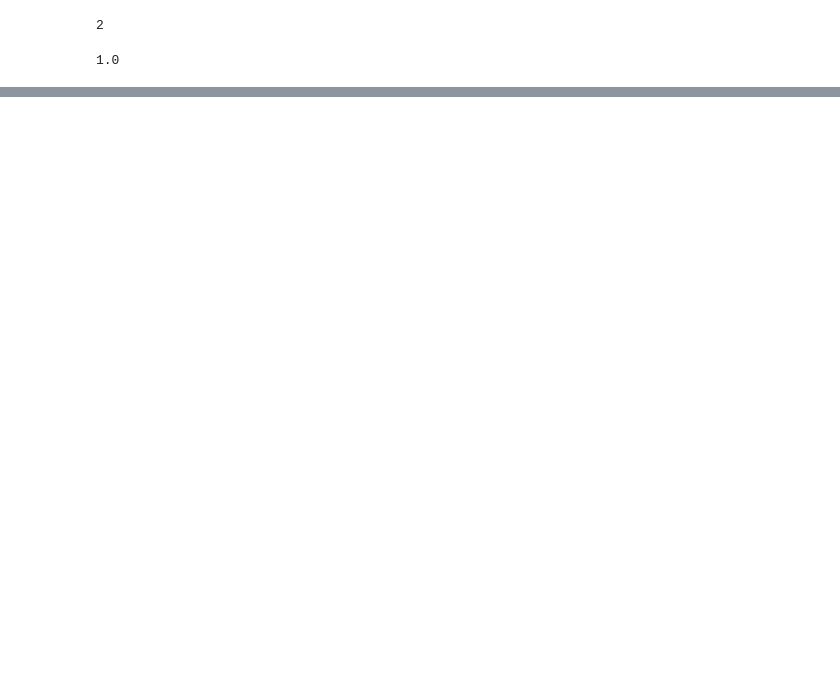
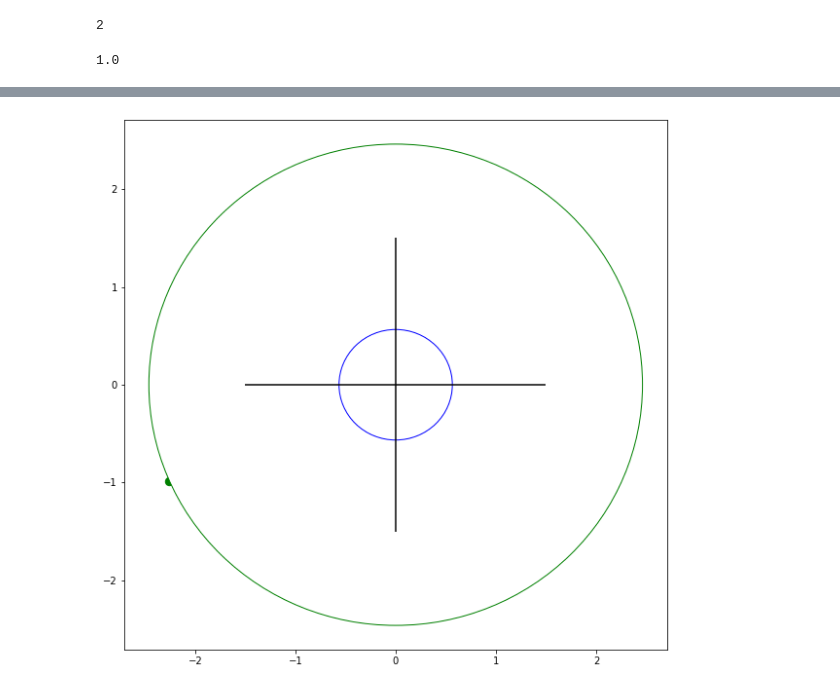
Before and after one commit to borisgarbuzov/schulich_numerical_analysis, a Jupyter notebook: ch4 Designing linear systems/simple Tikhonov regularization from sklearn doc.ipynb, the cells around one changed output, grey strips where cells are left out. Drawn from its saved outputs; the diff is of its cells as text; code cells hidden in the pictures; blank space fills up the shorter version.

```diff
--- a/ch4 Designing linear systems/simple Tikhonov regularization from sklearn doc.ipynb
+++ b/ch4 Designing linear systems/simple Tikhonov regularization from sklearn doc.ipynb
@@ -56,0 +156,25 @@ linReg.score(X, y)
+# %%
+ridge_coef = plt.Circle((0,0), radius=radius((0, 0), (reg.coef_)))
+ridge_coef.set_facecolor("white")
+ridge_coef.set_edgecolor("b")
+
+lr_coef = plt.Circle((0,0), radius=radius((0, 0), (linReg.coef_)))
+lr_coef.set_facecolor("white")
+lr_coef.set_edgecolor("g")
+
+
+fig, ax = plt.subplots(figsize=(10,10))
+#ax.set_clip_on(False)
+ax.add_patch(lr_coef)
+ax.add_patch(ridge_coef)
+
+ax.scatter(reg.coef_[0], reg.coef_[1], c="b", s=70)
+ax.scatter(linReg.coef_[0], linReg.coef_[1], c="g", s=70)
+ax.vlines(0, -1.5, 1.5)
+ax.hlines(0, -1.5, 1.5)
+
+#ax.set_xlim(-1.5, 1.5)
+#ax.set_ylim(-1.5, 1.5)
+plt.show()
+# %% [output]
+[figure, added]
```
Also changed, not shown: parts of 26 cells of this notebook, 11 other files.
